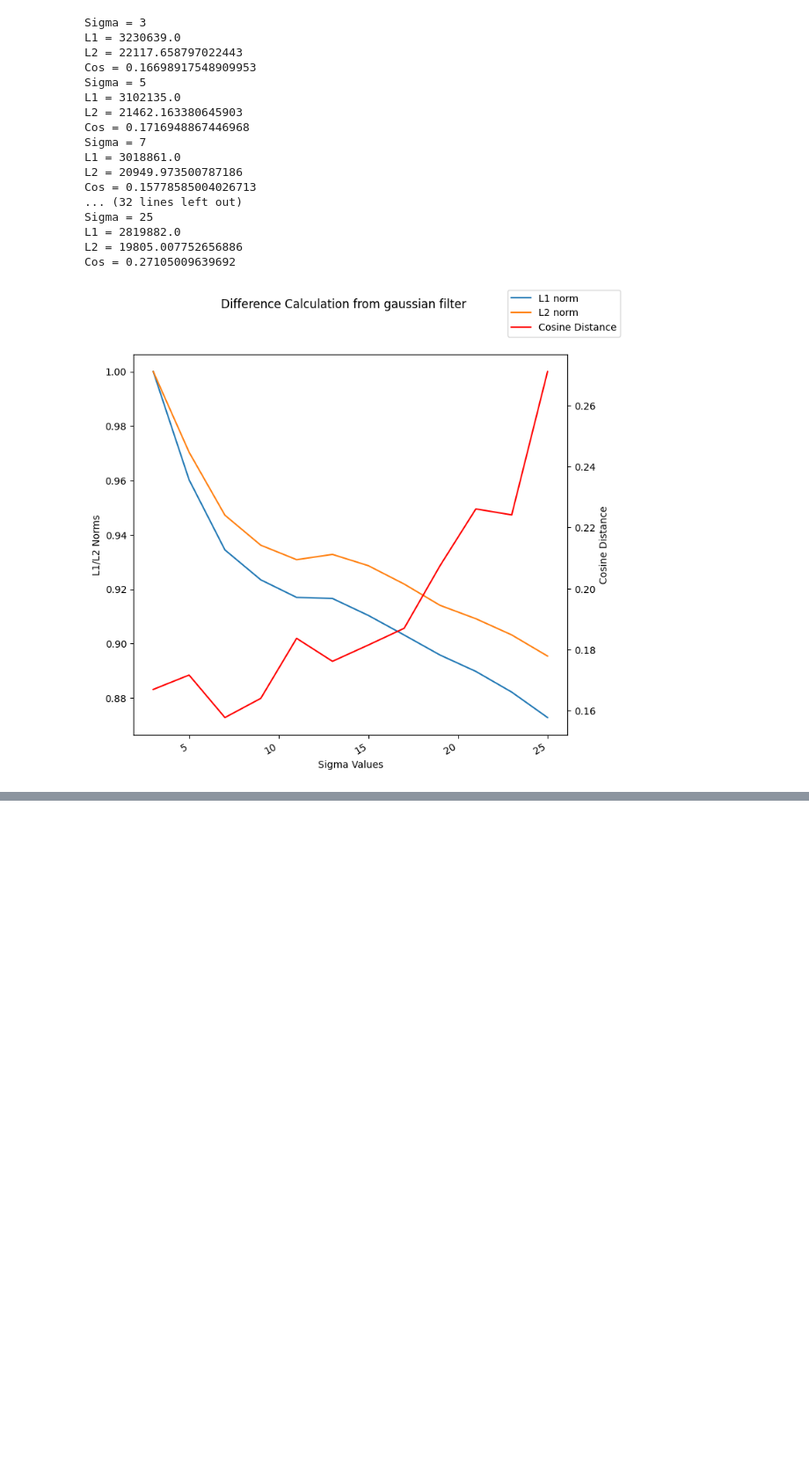
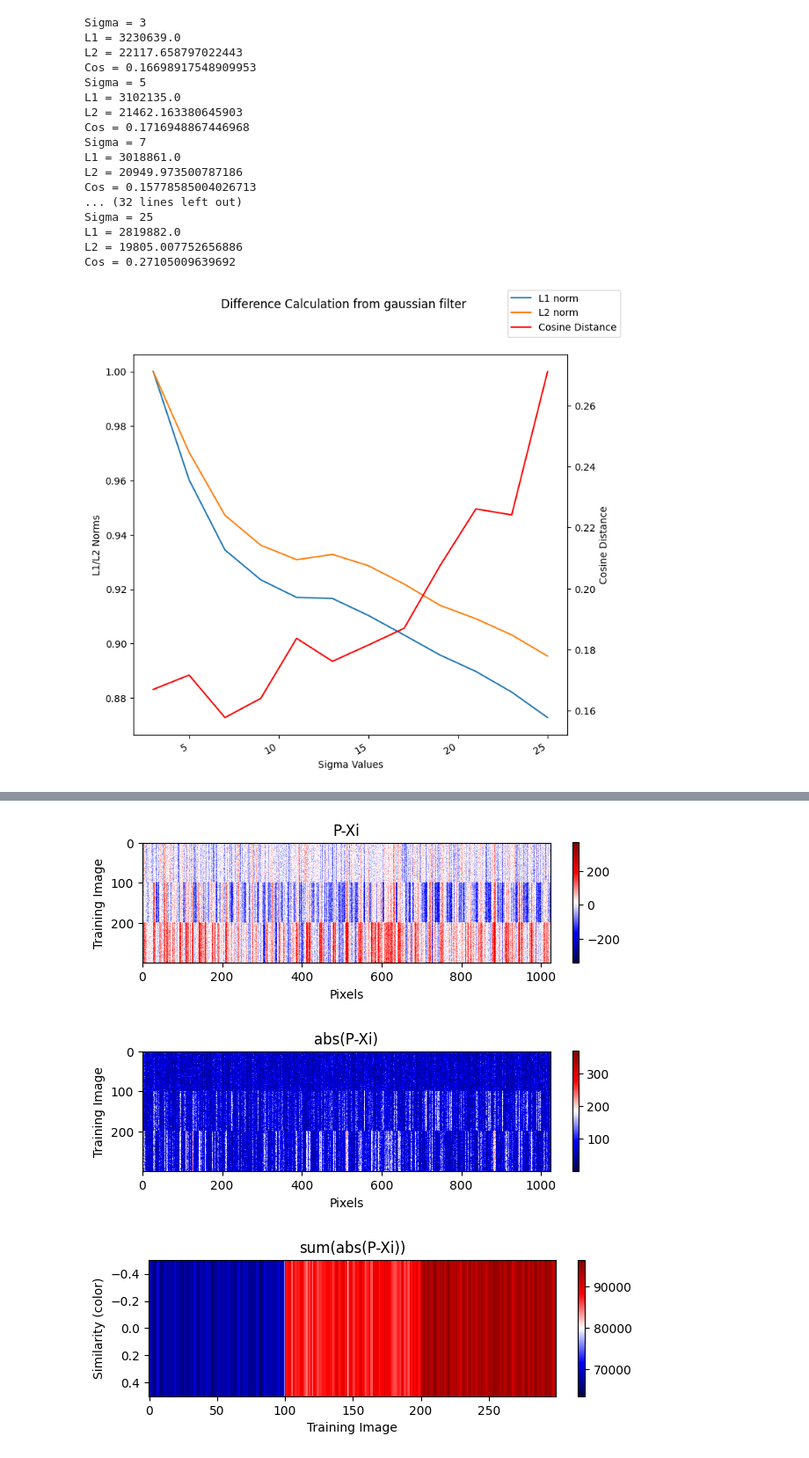
Before and after one commit to Chaps42/ComputerVision, a Jupyter notebook: CVHW4.ipynb, the cells around one changed output, grey strips where cells are left out. Shown at 88% size. Saved outputs shown, nothing was run; the diff lists cells and outputs as text; code cells hidden in the pictures; blank space fills up the shorter version.

```diff
--- a/CVHW4.ipynb
+++ b/CVHW4.ipynb
@@ -123,0 +121,78 @@ Cat = Image.open(r"C:\Users\dchap\Desktop\Classwork\ComputerVision\cat.jpg")
+# %%
+Me = Image.open(r"C:\Users\dchap\Desktop\Classwork\ComputerVision\HW4SelfImage.jpg")
+dog = Image.open(r"C:\Users\dchap\Desktop\Classwork\ComputerVision\dog.jpg")
+cat = Image.open(r"C:\Users\dchap\Desktop\Classwork\ComputerVision\cat.jpg")
+Me = Me.resize((32,32))
+Me = ImageOps.grayscale(Me)
+Me = np.uint8(Me)
+dog = dog.resize((32,32))
+dog = ImageOps.grayscale(dog)
+dog = np.uint8(dog)
+cat = cat.resize((32,32))
+cat = ImageOps.grayscale(cat)
+cat = np.uint8(cat)
+
+TrainingDataset= []
+TrainingLabels = []
+
+
+Output1 = np.zeros((300,1024))
+Output2 = np.zeros((300,1024))
+Output3 = np.zeros((1,300))
+
+P = G(np.asarray(Me),10**5)
+
+for i in range(100):
+    j = i+100
+    k = i+200
+
+    M = G(np.asarray(Me),10**5)
+    D = G(np.asarray(dog),10**5)
+    C = G(np.asarray(cat),10**5)
+
+    TrainingDataset.append(M)
+    TrainingLabels.append(1)
+    TrainingDataset.append(D)
+    TrainingLabels.append(2)
+    TrainingDataset.append(C)
+    TrainingLabels.append(3)
+
+    Output1[i,:] = P.flatten()-M.flatten()
+    Output1[j,:] = P.flatten()-D.flatten()
+    Output1[k,:] = P.flatten()-C.flatten()
+
+    Output2[i,:] = np.abs(Output1[i,:])
+    Output2[j,:] = np.abs(Output1[j,:])
+    Output2[k,:] = np.abs(Output1[k,:])
+
+    Output3[0,i] = sum(Output2[i,:])
+    Output3[0,j] = sum(Output2[j,:])
+    Output3[0,k] = sum(Output2[k,:])
+
+im = plt.imshow(Output1,cmap = 'seismic')
+plt.title("P-Xi")
+plt.xlabel("Pixels")
+plt.ylabel("Training Image")
+plt.colorbar(fraction=0.047*300/1024)
+plt.savefig("5aplot.png")
+plt.show()
+
+im = plt.imshow(Output2,cmap = 'seismic')
+plt.title("abs(P-Xi)")
+plt.xlabel("Pixels")
+plt.ylabel("Training Image")
+plt.colorbar(fraction=0.047*300/1024)
+plt.savefig("5bplot.png")
+plt.show()
+
+im = plt.imshow(Output3,cmap = 'seismic',aspect = 100)
+plt.title("sum(abs(P-Xi))")
+plt.xlabel("Training Image")
+plt.ylabel("Similarity (color)")
+plt.colorbar(fraction=0.047*100/300)
+plt.savefig("5cplot.png")
+plt.show()
+# %% [output]
+[figure, added]
+[figure, added]
+[figure, added]
```
Also changed, not shown: parts of 4 cells of this notebook, 5 other files.
